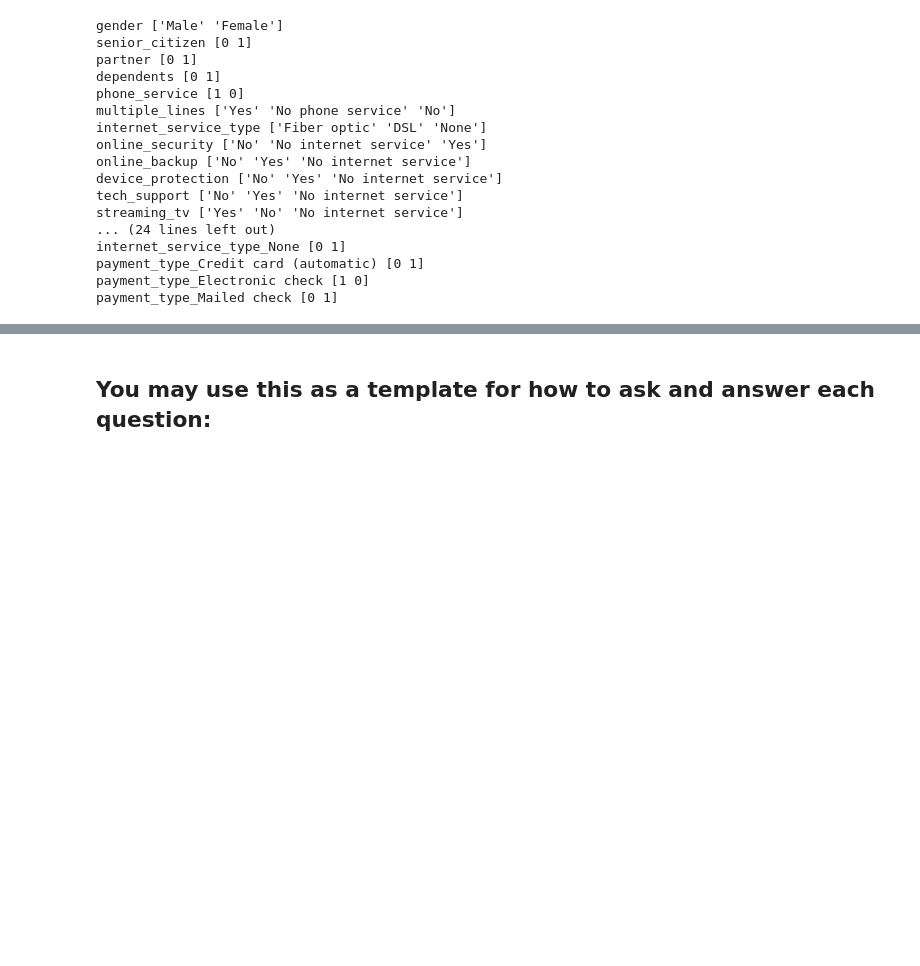
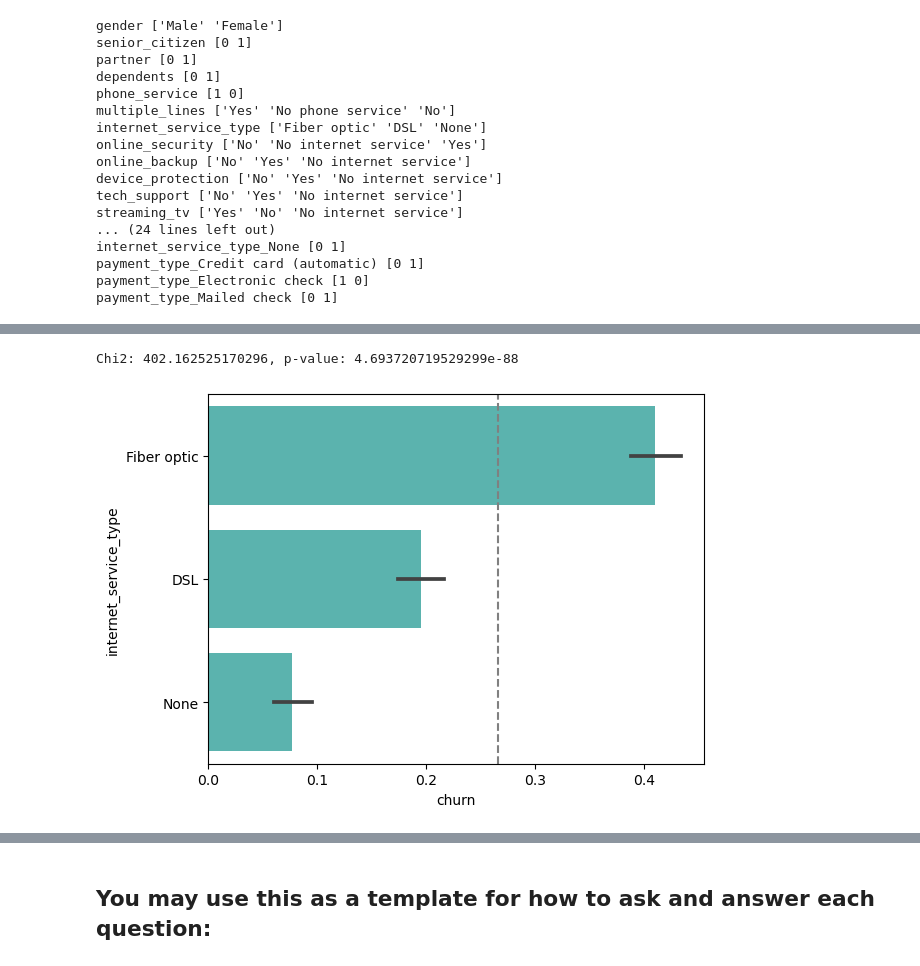
Before and after one commit to tkephart96/project_telco, a Jupyter notebook: telco.ipynb, the cells around one changed output, grey strips where cells are left out. Drawn from its saved outputs; the diff is of its cells as text; code cells hidden in the pictures; blank space fills up the shorter version.

```diff
--- a/telco.ipynb
+++ b/telco.ipynb
@@ -191,0 +293,5 @@ are a great way to explore your data, but they have no place in your final repor
+# %%
+e.explore_cat(train,'churn','internet_service_type')
+# %% [output]
+Chi2: 402.162525170296, p-value: 4.693720719529299e-88
+[figure, added]
```
Also changed, not shown: parts of 65 cells of this notebook.
